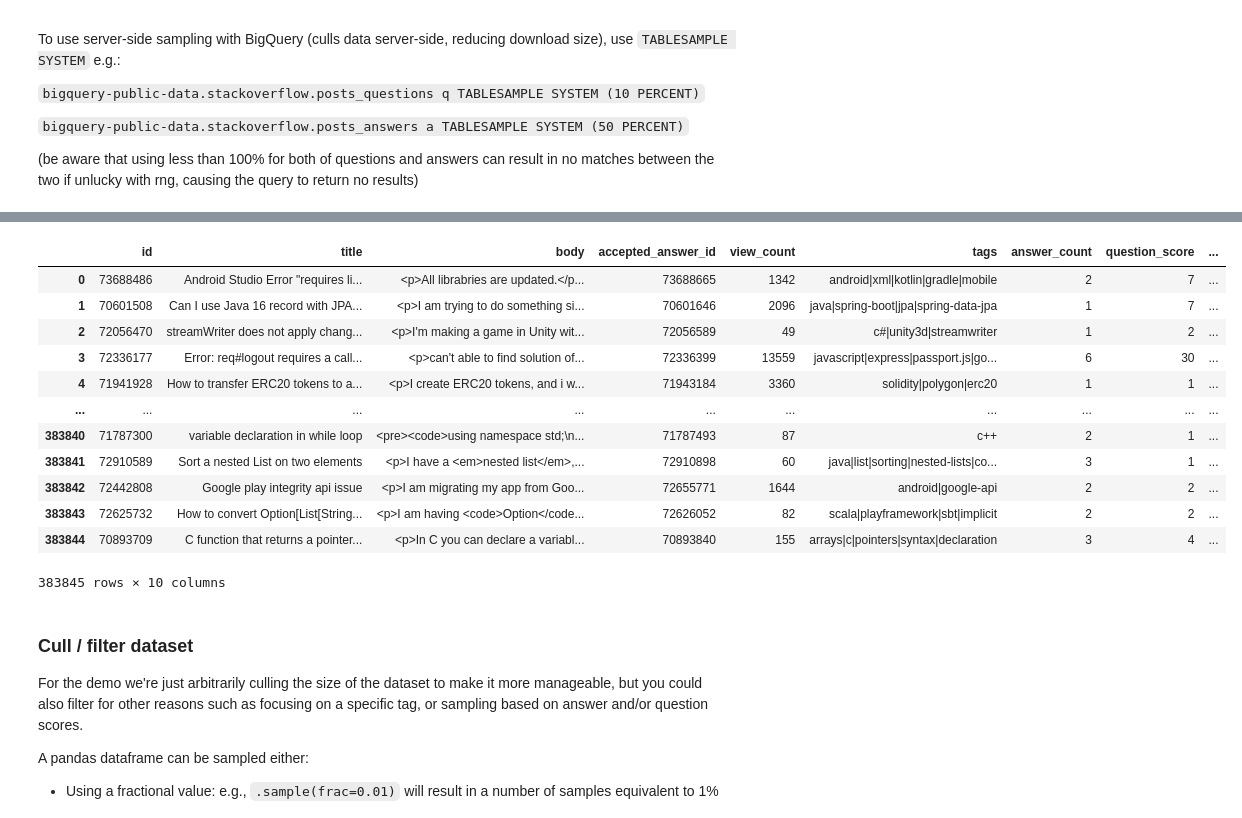
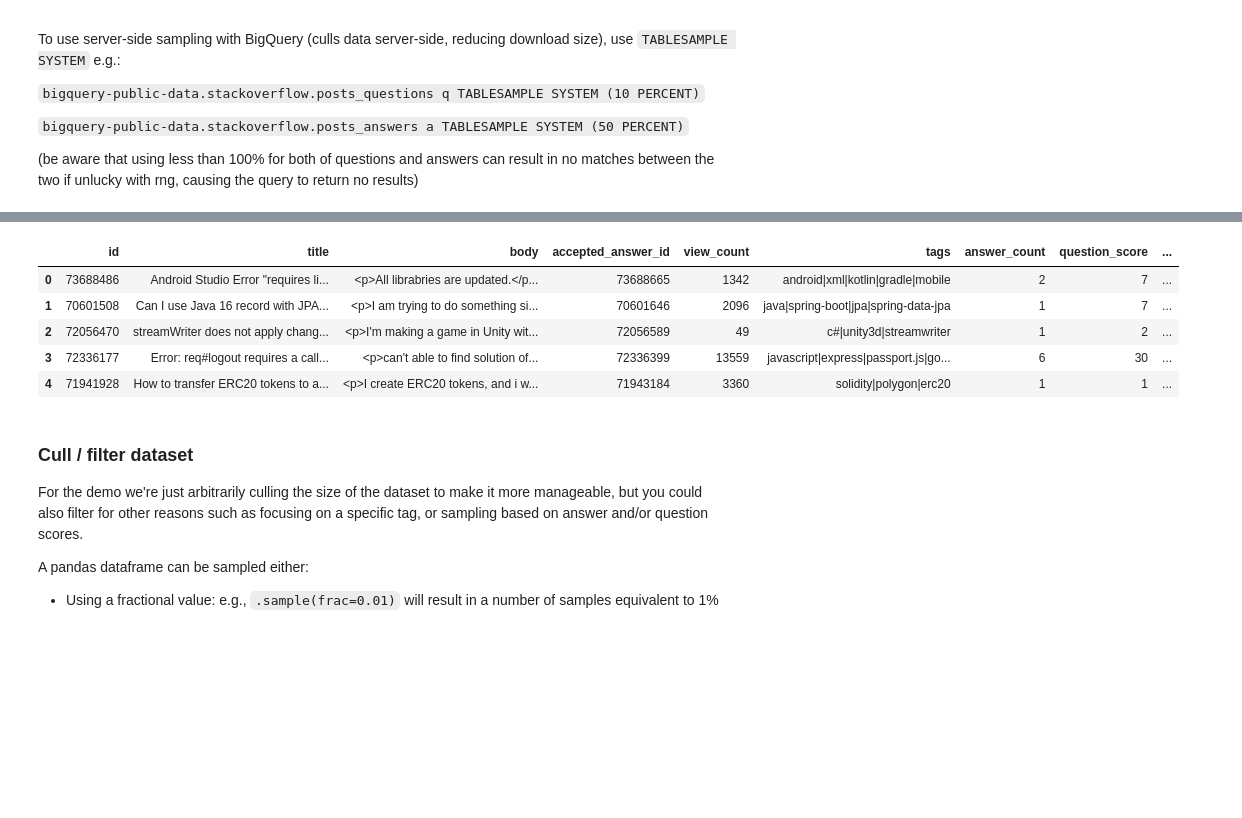
Before and after one commit to MHLoppy/A2I2-T2-2023, a Jupyter notebook: intern-t2-2023.ipynb, the cells around one changed output, grey strips where cells are left out. Saved outputs shown, nothing was run; the diff lists cells and outputs as text; code cells hidden in the pictures; blank space fills up the shorter version.

```diff
--- a/intern-t2-2023.ipynb
+++ b/intern-t2-2023.ipynb
@@ -49,6 +51,7 @@ To use server-side sampling with BigQuery (culls data server-side, reducing down
 
 (be aware that using less than 100% for both of questions and answers can result in no matches between the two if unlucky with rng, causing the query to return no results)
 # %%
+%pip install google-cloud-bigquery
 %pip install db-dtypes
 import db_dtypes
 import json
@@ -94,5 +97,5 @@ except:
 
 # dump some extra info
 print("Number of questions:", len(results))
-results
+results.head()
 # %% [output]
@@ -108,19 +116,12 @@ Requirement already satisfied: six>=1.5 in c:\users\mark\anaconda3\lib\site-pack
 Note: you may need to restart the kernel to use updated packages.
 Saved copy of dataset loaded from local disk.
 Number of questions: 383845
 |  | id | title | body | accepted_answer_id | view_count | tags | answer_count | question_score | ... |
 | 0 | 73688486 | Android Studio Error "requires li... | <p>All librabries are updated.</p... | 73688665 | 1342 | android|xml|kotlin|gradle|mobile | 2 | 7 | ... |
 | 1 | 70601508 | Can I use Java 16 record with JPA... | <p>I am trying to do something si... | 70601646 | 2096 | java|spring-boot|jpa|spring-data-jpa | 1 | 7 | ... |
 | 2 | 72056470 | streamWriter does not apply chang... | <p>I'm making a game in Unity wit... | 72056589 | 49 | c#|unity3d|streamwriter | 1 | 2 | ... |
 | 3 | 72336177 | Error: req#logout requires a call... | <p>can't able to find solution of... | 72336399 | 13559 | javascript|express|passport.js|go... | 6 | 30 | ... |
 | 4 | 71941928 | How to transfer ERC20 tokens to a... | <p>I create ERC20 tokens, and i w... | 71943184 | 3360 | solidity|polygon|erc20 | 1 | 1 | ... |
-| ... | ... | ... | ... | ... | ... | ... | ... | ... | ... |
-| 383840 | 71787300 | variable declaration in while loop | <pre><code>using namespace std;\n... | 71787493 | 87 | c++ | 2 | 1 | ... |
-| 383841 | 72910589 | Sort a nested List on two elements | <p>I have a <em>nested list</em>,... | 72910898 | 60 | java|list|sorting|nested-lists|co... | 3 | 1 | ... |
-| 383842 | 72442808 | Google play integrity api issue | <p>I am migrating my app from Goo... | 72655771 | 1644 | android|google-api | 2 | 2 | ... |
-| 383843 | 72625732 | How to convert Option[List[String... | <p>I am having <code>Option</code... | 72626052 | 82 | scala|playframework|sbt|implicit | 2 | 2 | ... |
-| 383844 | 70893709 | C function that returns a pointer... | <p>In C you can declare a variabl... | 70893840 | 155 | arrays|c|pointers|syntax|declaration | 3 | 4 | ... |
-383845 rows × 10 columns
 # %% [markdown]
 ### Cull / filter dataset
 
```
Also changed, not shown: parts of 26 cells of this notebook, 3 other files.
